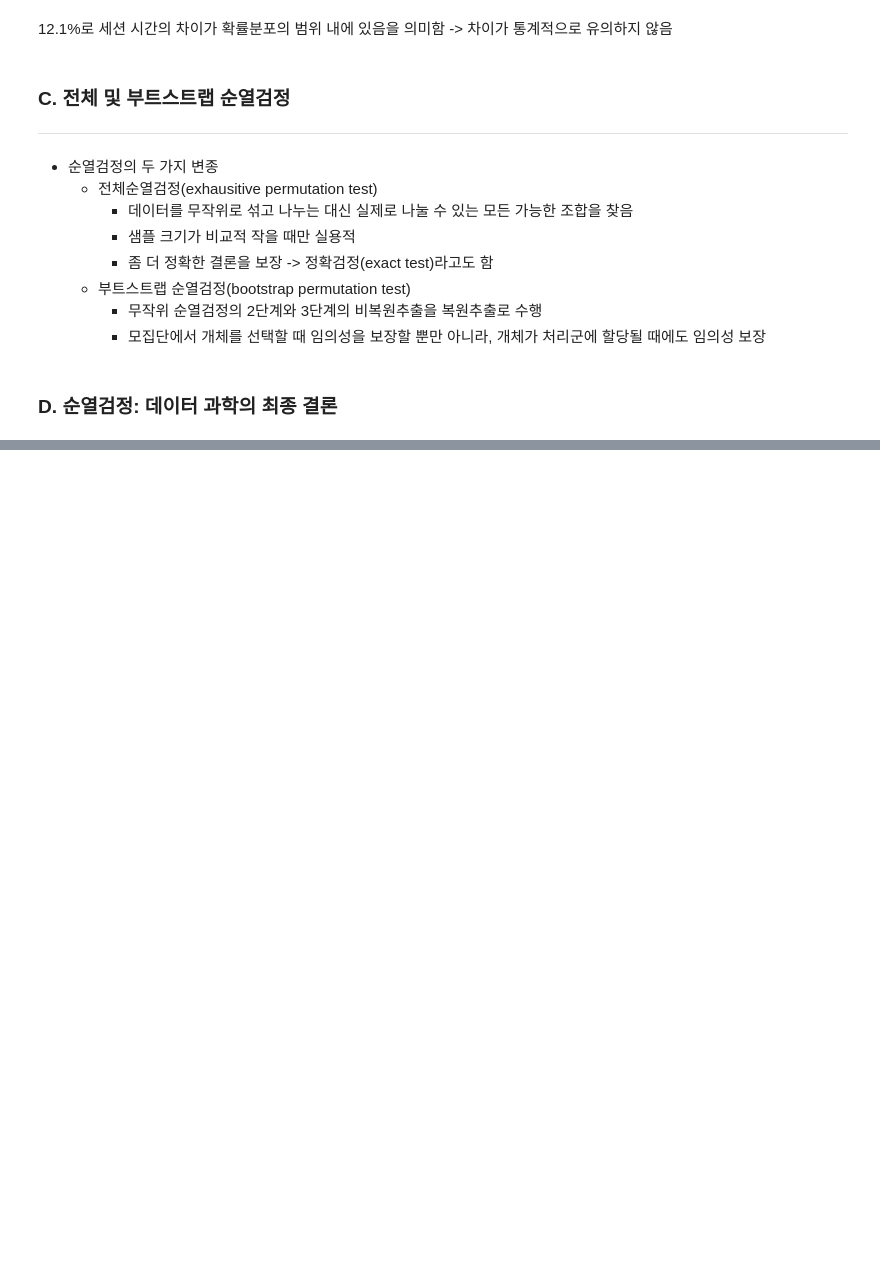
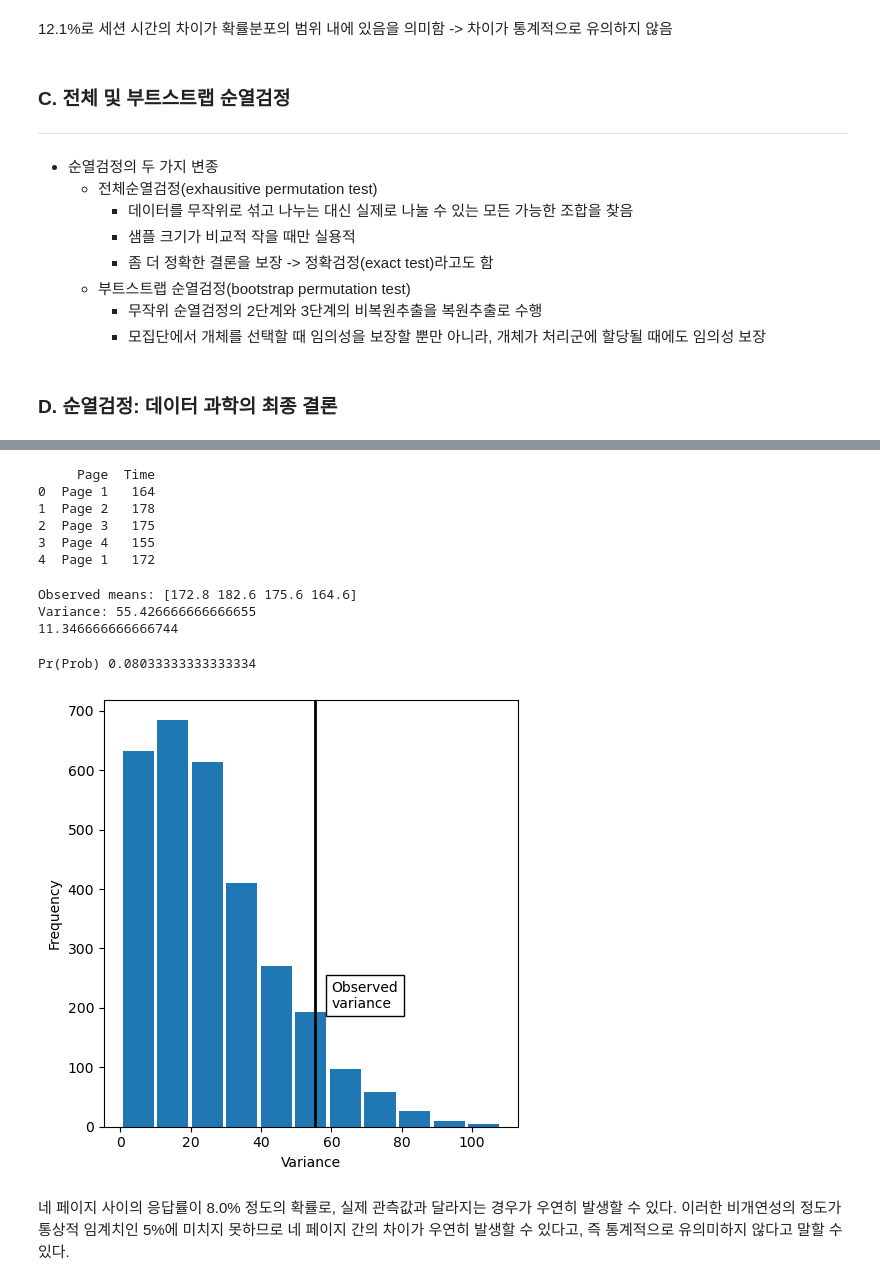
Before and after one commit to viola2002/dartb, a Jupyter notebook: study_group/2025_WV_Statistics/code/3rd_week_TIL.ipynb, the cells around one changed output, grey strips where cells are left out. Drawn from its saved outputs; the diff is of its cells as text; code cells hidden in the pictures; blank space fills up the shorter version.

```diff
--- a/study_group/2025_WV_Statistics/code/3rd_week_TIL.ipynb
+++ b/study_group/2025_WV_Statistics/code/3rd_week_TIL.ipynb
@@ -174,0 +257,6 @@ print(np.mean(perm_diffs > mean_b - mean_a))
+# %%
+tstat, pvalue, df = sm.stats.ttest_ind(
+    session_times[session_times.Page == 'Page A'].Time,
+    session_times[session_times.Page == 'Page B'].Time,
+    usevar='unequal', alternative='smaller')
+print(f'p-value: {pvalue:.4f}')
@@ -174,0 +319,44 @@ print(np.mean(perm_diffs > mean_b - mean_a))
+# %%
+print(pd.read_csv('../data/four_sessions.csv').head())
+# %% [output]
+     Page  Time
+0  Page 1   164
+1  Page 2   178
+2  Page 3   175
+3  Page 4   155
+4  Page 1   172
+# %%
+# 순열검정 시행
+observed_variance = four_sessions.groupby('Page').mean().var().iloc[0]
+print('Observed means:', four_sessions.groupby('Page').mean().values.ravel())
+print('Variance:', observed_variance)
+# Permutation test example with stickiness
+def perm_test(df):
+    df = df.copy()
+    df['Time'] = np.random.permutation(df['Time'].values)
+    return df.groupby('Page').mean().var().iloc[0]
+
+print(perm_test(four_sessions))
+# %% [output]
+Observed means: [172.8 182.6 175.6 164.6]
+Variance: 55.426666666666655
+11.346666666666744
+# %%
+random.seed(1)
+perm_variance = [perm_test(four_sessions) for _ in range(3000)]
+print('Pr(Prob)', np.mean([var > observed_variance for var in perm_variance]))
+
+fig, ax = plt.subplots(figsize=(5, 5))
+ax.hist(perm_variance, bins=11, rwidth=0.9)
+ax.axvline(x = observed_variance, color='black', lw=2)
+ax.text(60, 200, 'Observed\nvariance', bbox={'facecolor':'white'})
+ax.set_xlabel('Variance')
+ax.set_ylabel('Frequency')
+
+plt.tight_layout()
+plt.show()
+# %% [output]
+Pr(Prob) 0.08033333333333334
+[figure, added]
+# %% [markdown]
+네 페이지 사이의 응답률이 8.0% 정도의 확률로, 실제 관측값과 달라지는 경우가 우연히 발생할 수 있다. 이러한 비개연성의 정도가 통상적 임계치인 5%에 미치지 못하므로 네 페이지 간의 차이가 우연히 발생할 수 있다고, 즉 통계적으로 유의미하지 않다고 말할 수 있다.
```
Also changed, not shown: parts of 42 cells of this notebook.
